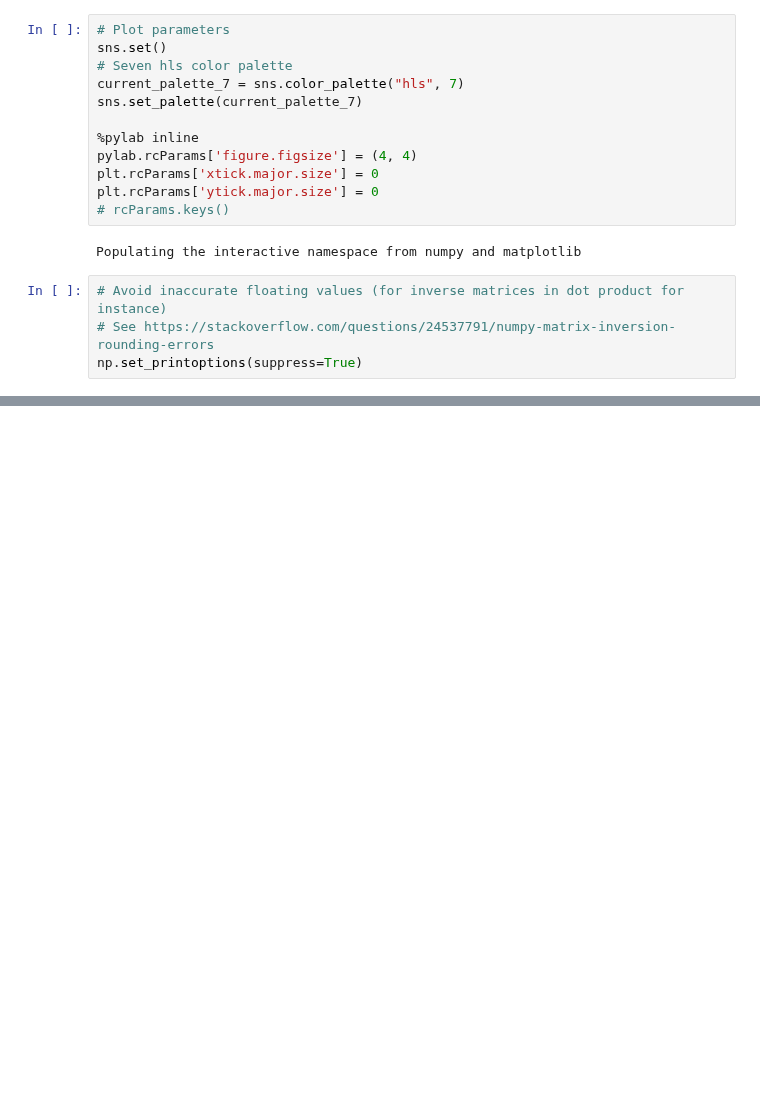
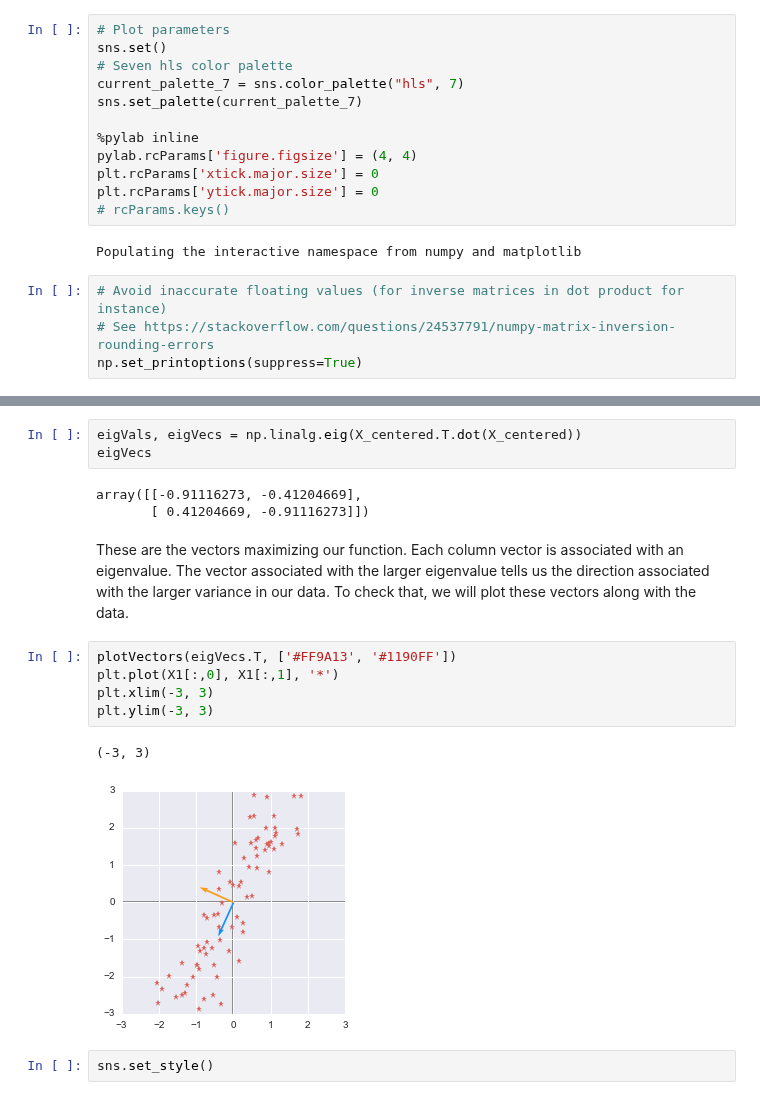
Before and after one commit to hadrienj/deepLearningBook-Notes, a Jupyter notebook: 2.12 Example - Principal Components Analysis/2.12 Example - Principal Components Analysis.ipynb, the cells around one changed output, grey strips where cells are left out. Drawn from its saved outputs; the diff is of its cells as text; blank space fills up the shorter version.

```diff
--- a/2.12 Example - Principal Components Analysis/2.12 Example - Principal Components Analysis.ipynb
+++ b/2.12 Example - Principal Components Analysis/2.12 Example - Principal Components Analysis.ipynb
@@ -109,0 +517,18 @@ $$
+# %%
+eigVals, eigVecs = np.linalg.eig(X_centered.T.dot(X_centered))
+eigVecs
+# %% [output]
+array([[-0.91116273, -0.41204669],
+       [ 0.41204669, -0.91116273]])
+# %% [markdown]
+These are the vectors maximizing our function. Each column vector is associated with an eigenvalue. The vector associated with the larger eigenvalue tells us the direction associated with the larger variance in our data. To check that, we will plot these vectors along with the data.
+# %%
+plotVectors(eigVecs.T, ['#FF9A13', '#1190FF'])
+plt.plot(X1[:,0], X1[:,1], '*')
+plt.xlim(-3, 3)
+plt.ylim(-3, 3)
+# %% [output]
+(-3, 3)
+[figure, added]
+# %%
+sns.set_style()
```
Also changed, not shown: parts of 49 cells of this notebook, 18 other files.
